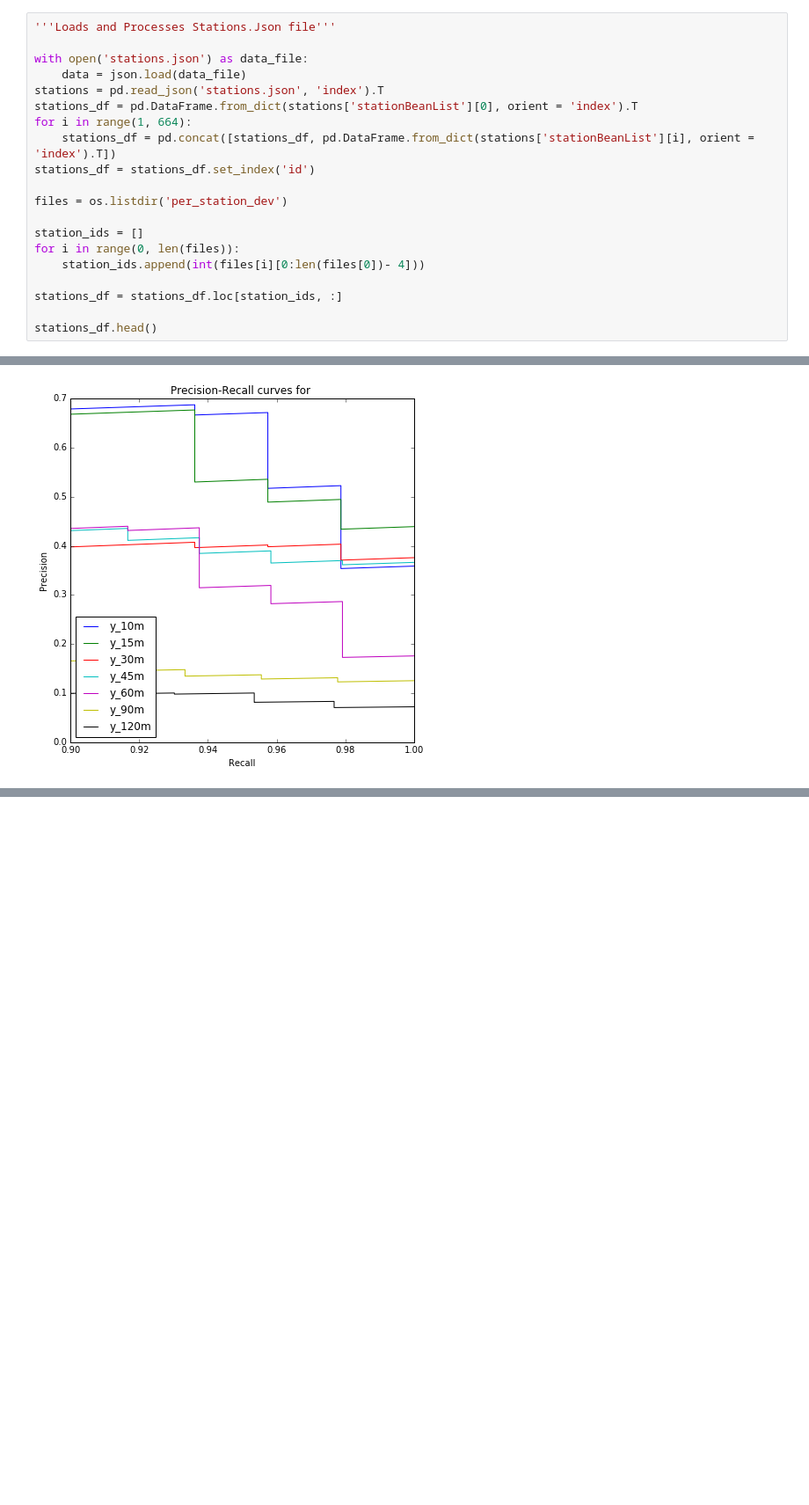
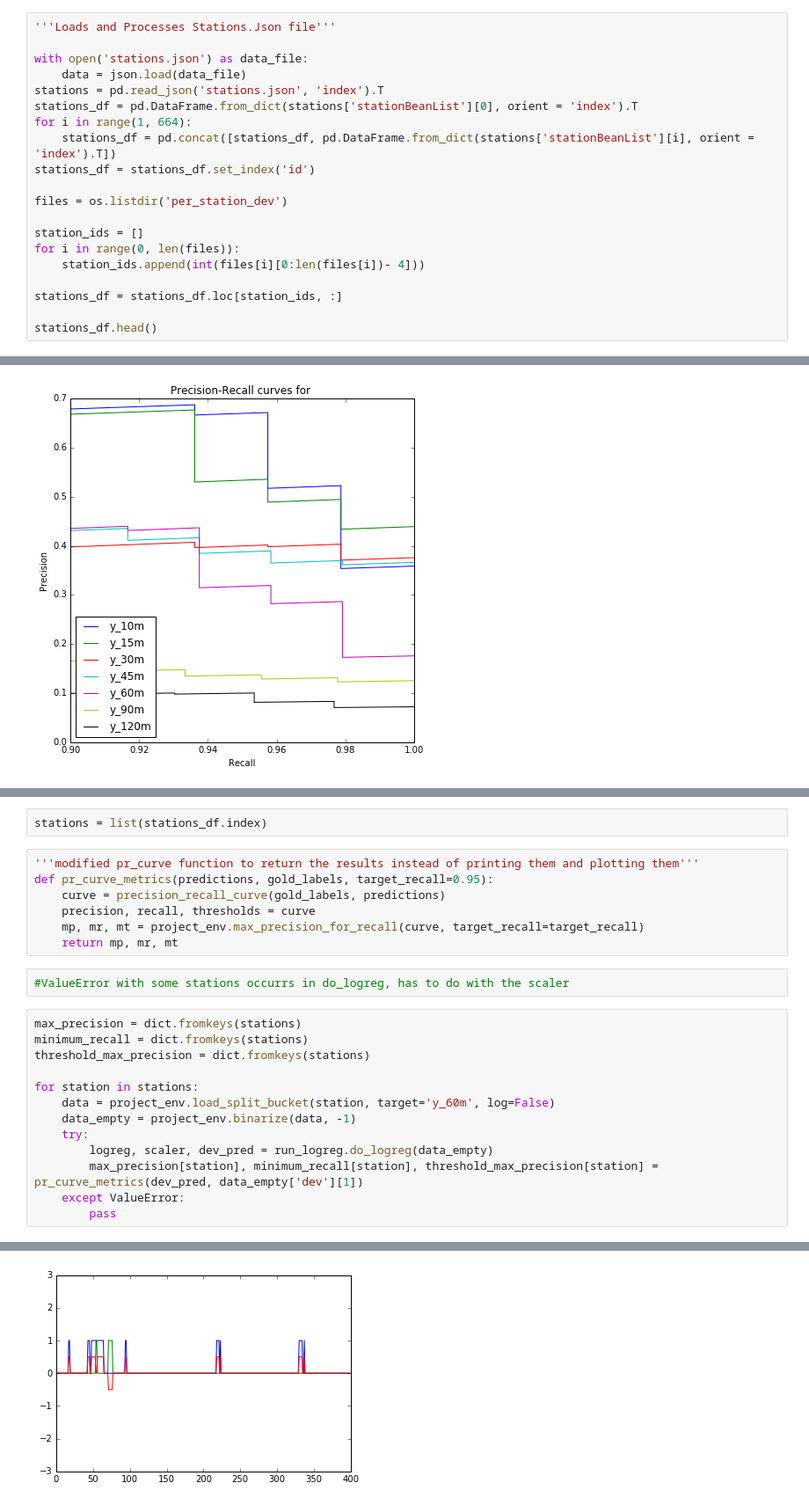
Before and after one commit to cer446/Intro-to-DS-CitiBike-Term-Project, a Jupyter notebook: LogReg Different Y-Vars.ipynb, the cells around one changed output, grey strips where cells are left out. Shown at 88% size. Cells and saved outputs as stored; diff of their text form; blank space fills up the shorter version.

```diff
--- a/LogReg Different Y-Vars.ipynb
+++ b/LogReg Different Y-Vars.ipynb
@@ -30,7 +30,7 @@ files = os.listdir('per_station_dev')
 
 station_ids = []
 for i in range(0, len(files)):
-    station_ids.append(int(files[i][0:len(files[0])- 4]))
+    station_ids.append(int(files[i][0:len(files[i])- 4]))
 
 stations_df = stations_df.loc[station_ids, :]
 
@@ -528,0 +625,25 @@ Model y_120m
+# %%
+stations = list(stations_df.index)
+# %%
+'''modified pr_curve function to return the results instead of printing them and plotting them'''
+def pr_curve_metrics(predictions, gold_labels, target_recall=0.95):
+    curve = precision_recall_curve(gold_labels, predictions)
+    precision, recall, thresholds = curve
+    mp, mr, mt = project_env.max_precision_for_recall(curve, target_recall=target_recall)
+    return mp, mr, mt
+# %%
+#ValueError with some stations occurrs in do_logreg, has to do with the scaler
+# %%
+max_precision = dict.fromkeys(stations)
+minimum_recall = dict.fromkeys(stations)
+threshold_max_precision = dict.fromkeys(stations)
+
+for station in stations:
+    data = project_env.load_split_bucket(station, target='y_60m', log=False)
+    data_empty = project_env.binarize(data, -1)
+    try:
+        logreg, scaler, dev_pred = run_logreg.do_logreg(data_empty)
+        max_precision[station], minimum_recall[station], threshold_max_precision[station] = pr_curve_metrics(dev_pred, data_empty['dev'][1])
+    except ValueError:
+        pass
+# %% [output]
@@ -528,0 +655 @@ Model y_120m
+[figure, added]
```
Also changed, not shown: parts of 9 cells of this notebook.
